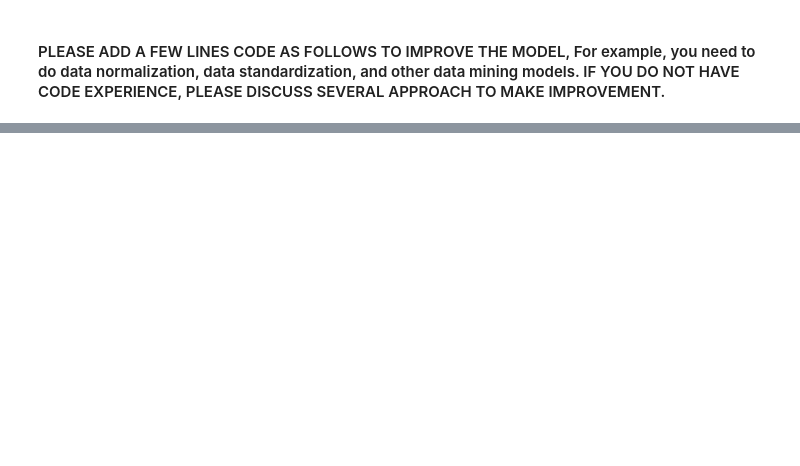
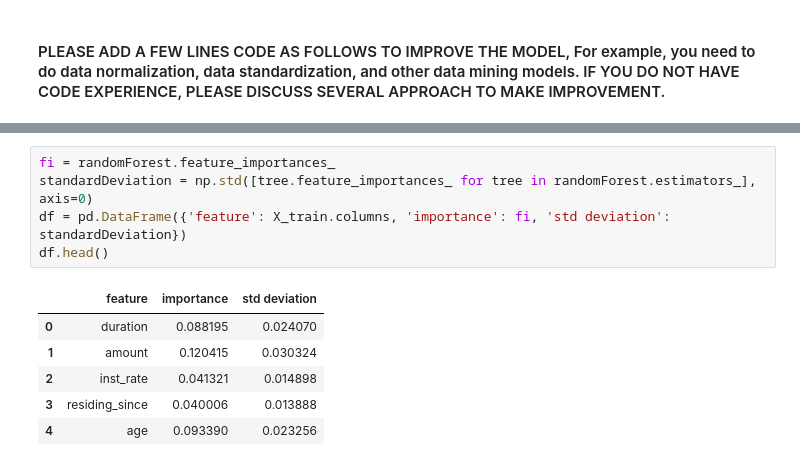
Before and after one commit to chakane0/nn-credit-data, a Jupyter notebook: Source-Files/gcc.ipynb, the cells around one changed output, grey strips where cells are left out. Saved outputs shown, nothing was run; the diff lists cells and outputs as text; blank space fills up the shorter version.

```diff
--- a/Source-Files/gcc.ipynb
+++ b/Source-Files/gcc.ipynb
@@ -146,0 +141,12 @@ acc for test data: 0.700
+# %%
+fi = randomForest.feature_importances_
+standardDeviation = np.std([tree.feature_importances_ for tree in randomForest.estimators_], axis=0)
+df = pd.DataFrame({'feature': X_train.columns, 'importance': fi, 'std deviation': standardDeviation})
+df.head()
+# %% [output]
+|  | feature | importance | std deviation |
+| 0 | duration | 0.088195 | 0.024070 |
+| 1 | amount | 0.120415 | 0.030324 |
+| 2 | inst_rate | 0.041321 | 0.014898 |
+| 3 | residing_since | 0.040006 | 0.013888 |
+| 4 | age | 0.093390 | 0.023256 |
```
Also changed, not shown: parts of 7 cells of this notebook.
